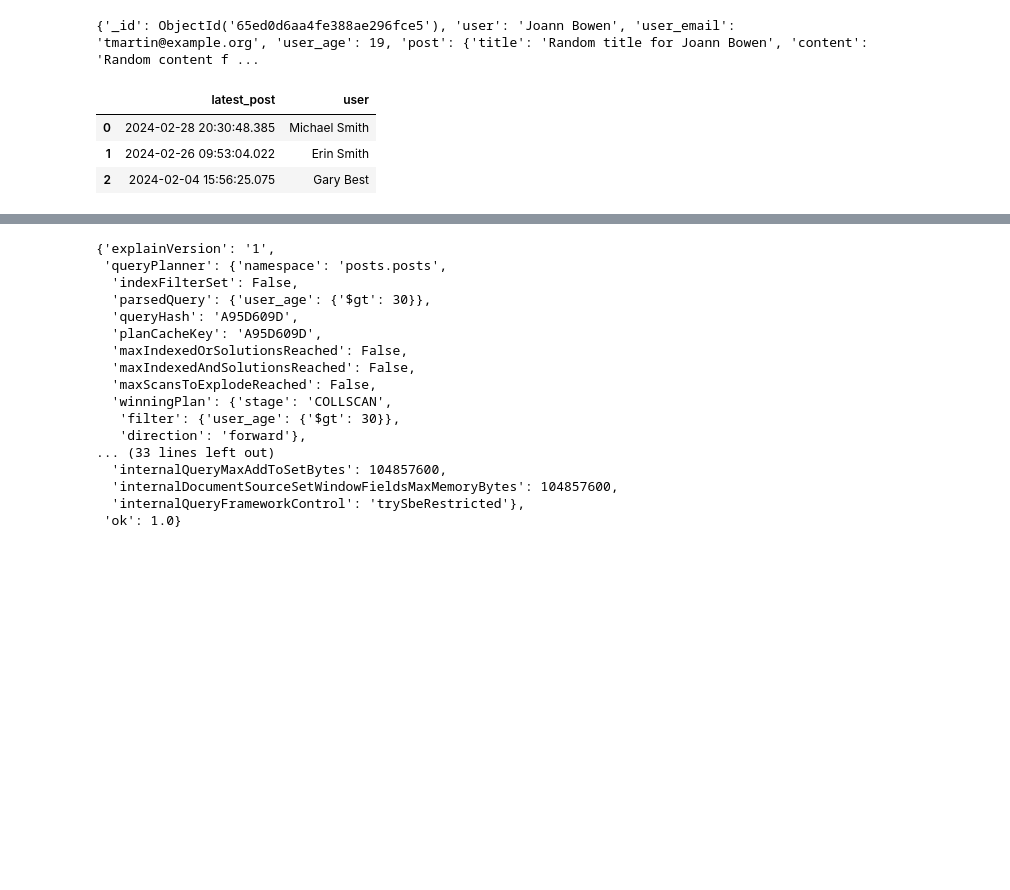
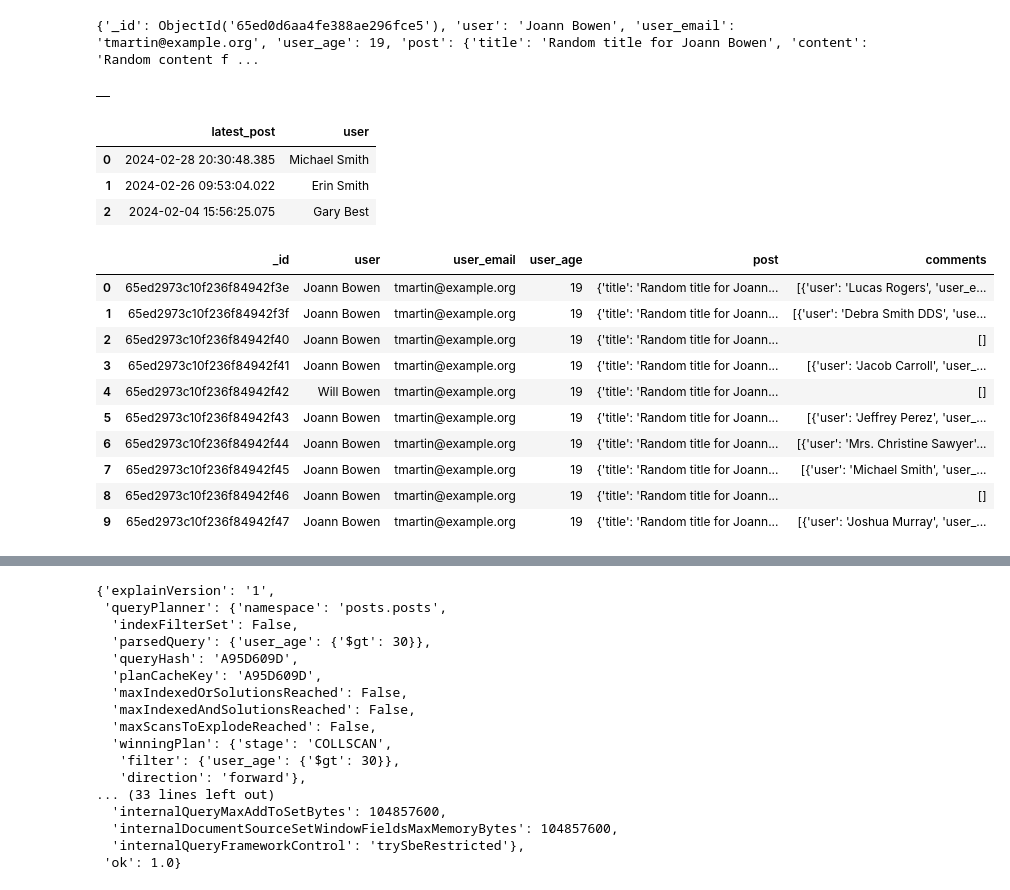
Before and after one commit to javialroro/TareasBases, a Jupyter notebook: 02 - MongoDB/test_mongo.ipynb, the cells around one changed output, grey strips where cells are left out. Saved outputs shown, nothing was run; the diff lists cells and outputs as text; code cells hidden in the pictures; blank space fills up the shorter version.

```diff
--- a/02 - MongoDB/test_mongo.ipynb
+++ b/02 - MongoDB/test_mongo.ipynb
@@ -137,3 +171,20 @@ df
+# %%
+#2.3 Buscar usuarios que aún no han publicado ningún comentario
+
+import pandas as pd
+
+users = posts_collection.aggregate([
+    {"$unwind": "$comments"},
+    {"$group": {"_id": "$user", "comments": {"$sum": 1}}},
+    {"$match": {"comments": 0}},
+    {"$project": {"_id": 0, "user": "$_id"}}
+])
+
+# Convertir el cursor a un DataFrame de pandas
+df = pd.DataFrame(list(users))
+df
+# %% [output]
+|  |
 # %%
 #2.4
 # %%
@@ -200,3 +262,27 @@ df
+# %%
+#4.3 Omitir los primeros 5 resultados y recuperar los próximos 10 usuarios.
+
+users = posts_collection.aggregate([
+    # {"$group": {"_id": "$user", "user_age": {"$first": "$user_age"}}},
+    {"$skip": 5},
+    {"$limit": 10},
+    # {"$project": {"_id": 0, "user": "$_id", "user_age": 1}}
+])
+
+df = pd.DataFrame(list(users))
+df
+# %% [output]
+|  | _id | user | user_email | user_age | post | comments |
+| 0 | 65ed2973c10f236f84942f3e | Joann Bowen | tmartin@example.org | 19 | {'title': 'Random title for Joann... | [{'user': 'Lucas Rogers', 'user_e... |
+| 1 | 65ed2973c10f236f84942f3f | Joann Bowen | tmartin@example.org | 19 | {'title': 'Random title for Joann... | [{'user': 'Debra Smith DDS', 'use... |
+| 2 | 65ed2973c10f236f84942f40 | Joann Bowen | tmartin@example.org | 19 | {'title': 'Random title for Joann... | [] |
+| 3 | 65ed2973c10f236f84942f41 | Joann Bowen | tmartin@example.org | 19 | {'title': 'Random title for Joann... | [{'user': 'Jacob Carroll', 'user_... |
+| 4 | 65ed2973c10f236f84942f42 | Will Bowen | tmartin@example.org | 19 | {'title': 'Random title for Joann... | [] |
+| 5 | 65ed2973c10f236f84942f43 | Joann Bowen | tmartin@example.org | 19 | {'title': 'Random title for Joann... | [{'user': 'Jeffrey Perez', 'user_... |
+| 6 | 65ed2973c10f236f84942f44 | Joann Bowen | tmartin@example.org | 19 | {'title': 'Random title for Joann... | [{'user': 'Mrs. Christine Sawyer'... |
+| 7 | 65ed2973c10f236f84942f45 | Joann Bowen | tmartin@example.org | 19 | {'title': 'Random title for Joann... | [{'user': 'Michael Smith', 'user_... |
+| 8 | 65ed2973c10f236f84942f46 | Joann Bowen | tmartin@example.org | 19 | {'title': 'Random title for Joann... | [] |
+| 9 | 65ed2973c10f236f84942f47 | Joann Bowen | tmartin@example.org | 19 | {'title': 'Random title for Joann... | [{'user': 'Joshua Murray', 'user_... |
 # %%
 #5.1
 #1. Utilizar el pipeline de agregación para calcular el número total de usuarios.
```
Also changed, not shown: parts of 15 cells of this notebook, 1 other file.
